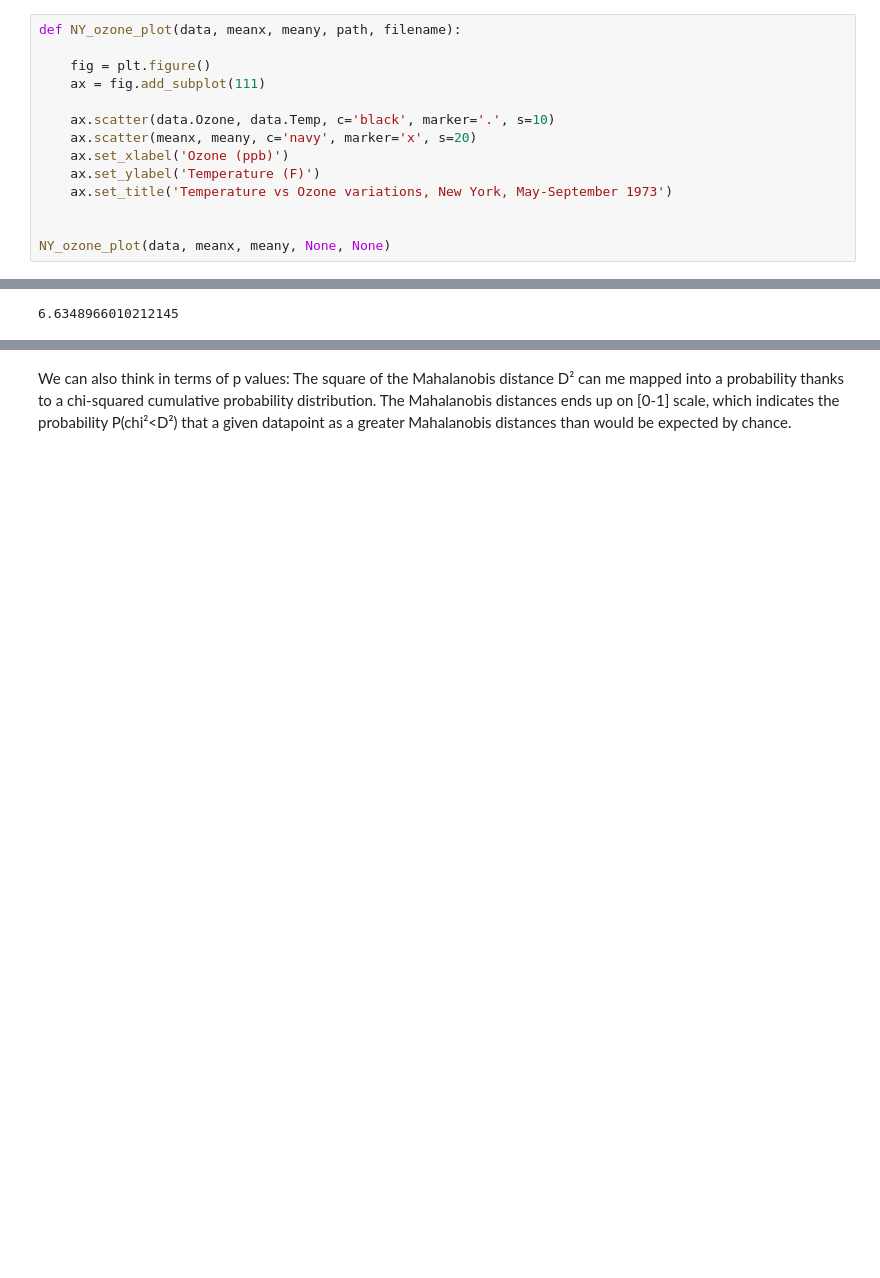
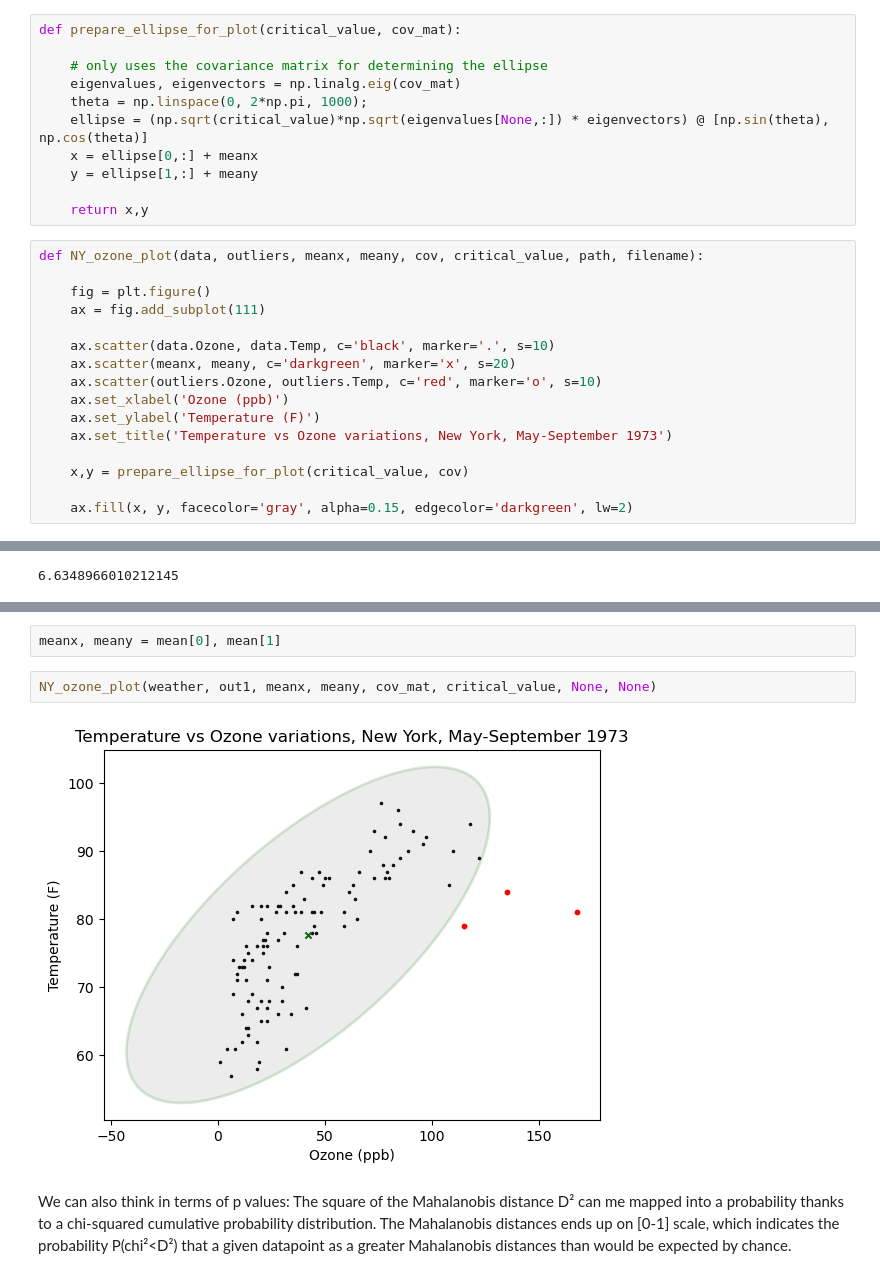
Before and after one commit to bertlem/find_members, a Jupyter notebook: 01-Mahalanobis_example.ipynb, the cells around one changed output, grey strips where cells are left out. Cells and saved outputs as stored; diff of their text form; blank space fills up the shorter version.

Commit message:
added robust covariance, elliptic envelope

```diff
--- a/01-Mahalanobis_example.ipynb
+++ b/01-Mahalanobis_example.ipynb
@@ -190,14 +180,27 @@ print(cov_mat)
+# %%
+def prepare_ellipse_for_plot(critical_value, cov_mat):
+
+    # only uses the covariance matrix for determining the ellipse
+    eigenvalues, eigenvectors = np.linalg.eig(cov_mat)
+    theta = np.linspace(0, 2*np.pi, 1000);
+    ellipse = (np.sqrt(critical_value)*np.sqrt(eigenvalues[None,:]) * eigenvectors) @ [np.sin(theta), np.cos(theta)]
+    x = ellipse[0,:] + meanx
+    y = ellipse[1,:] + meany
+
+    return x,y
 # %%
-def NY_ozone_plot(data, meanx, meany, path, filename):
+def NY_ozone_plot(data, outliers, meanx, meany, cov, critical_value, path, filename):
 
     fig = plt.figure()
     ax = fig.add_subplot(111)
 
     ax.scatter(data.Ozone, data.Temp, c='black', marker='.', s=10)
-    ax.scatter(meanx, meany, c='navy', marker='x', s=20)
+    ax.scatter(meanx, meany, c='darkgreen', marker='x', s=20)
+    ax.scatter(outliers.Ozone, outliers.Temp, c='red', marker='o', s=10)
     ax.set_xlabel('Ozone (ppb)')
     ax.set_ylabel('Temperature (F)')
     ax.set_title('Temperature vs Ozone variations, New York, May-September 1973')
 
+    x,y = prepare_ellipse_for_plot(critical_value, cov)
 
-NY_ozone_plot(data, meanx, meany, None, None)
+    ax.fill(x, y, facecolor='gray', alpha=0.15, edgecolor='darkgreen', lw=2)
@@ -248,3 +233,9 @@ out1
+# %%
+meanx, meany = mean[0], mean[1]
+# %%
+NY_ozone_plot(weather, out1, meanx, meany, cov_mat, critical_value, None, None)
+# %% [output]
+[figure, added]
 # %% [markdown]
 We can also think in terms of p values:
 The square of the Mahalanobis distance D² can me mapped into a probability thanks to a chi-squared cumulative probability distribution. The Mahalanobis distances ends up on [0-1] scale, which indicates the probability P(chi²<D²) that a given datapoint as a greater Mahalanobis distances than would be expected by chance.
```
Also changed, not shown: parts of 30 cells of this notebook.
